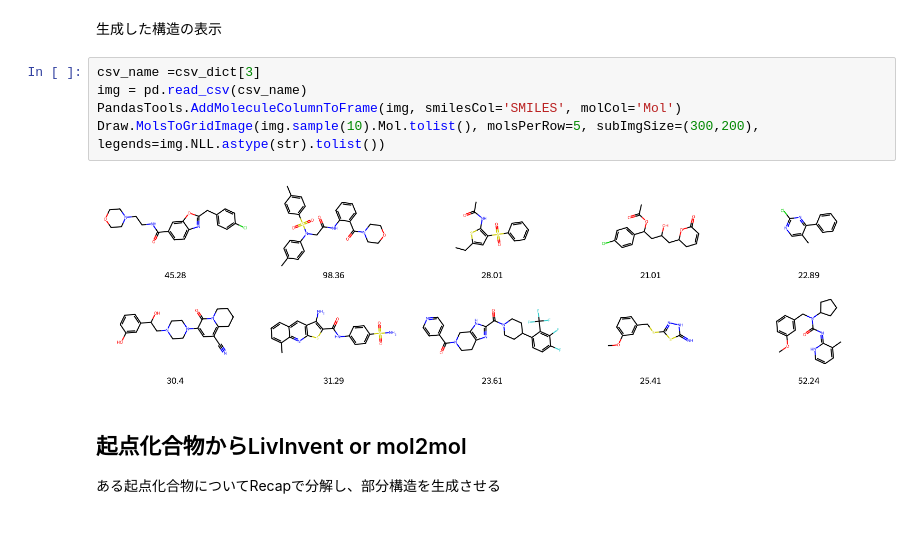
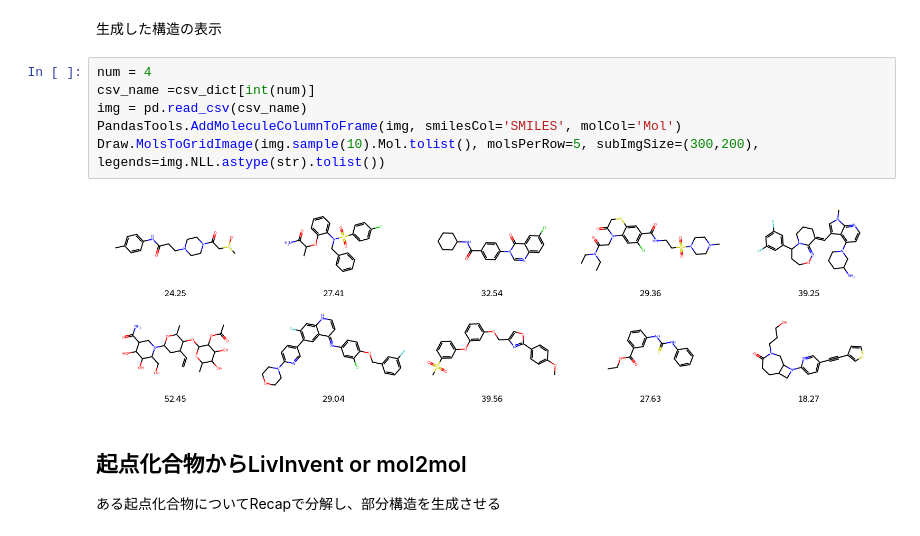
Before and after one commit to keetane/infomatics, a Jupyter notebook: reinvent4.ipynb, the cells around one changed output. Saved outputs shown, nothing was run; the diff lists cells and outputs as text.

```diff
--- a/reinvent4.ipynb
+++ b/reinvent4.ipynb
@@ -153,12 +183,13 @@ for idx, path in csv_dict.items():
 # %% [markdown]
 生成した構造の表示
 # %%
-csv_name =csv_dict[3]
+num = 4
+csv_name =csv_dict[int(num)]
 img = pd.read_csv(csv_name)
 PandasTools.AddMoleculeColumnToFrame(img, smilesCol='SMILES', molCol='Mol')
 Draw.MolsToGridImage(img.sample(10).Mol.tolist(), molsPerRow=5, subImgSize=(300,200), legends=img.NLL.astype(str).tolist())
 # %% [output]
-[figure, old version]
+[figure, new version]
 # %% [markdown]
 ## 起点化合物からLivInvent or mol2mol
 ある起点化合物についてRecapで分解し、部分構造を生成させる
```
Also changed, not shown: parts of 20 cells of this notebook.
